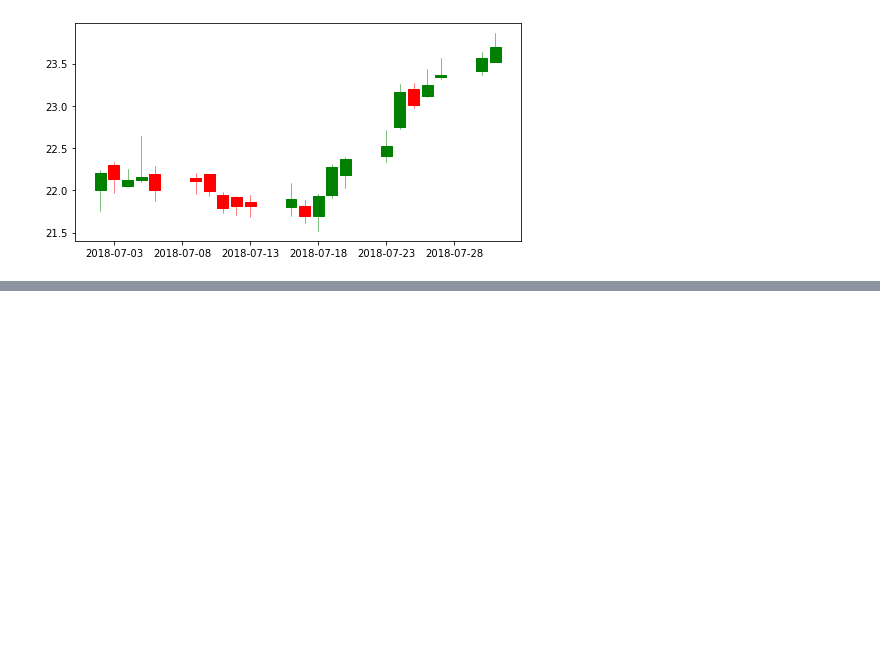
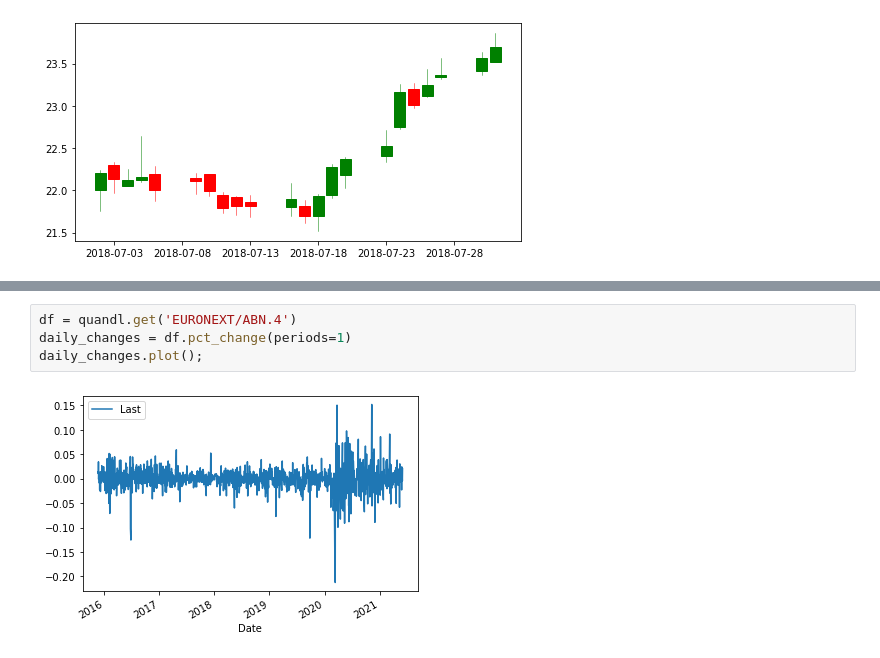
Before and after one commit to BR0B0T/Something, a Jupyter notebook: Financial_analytics.ipynb, the cells around one changed output, grey strips where cells are left out. Drawn from its saved outputs; the diff is of its cells as text; blank space fills up the shorter version.

```diff
--- a/Financial_analytics.ipynb
+++ b/Financial_analytics.ipynb
@@ -79,0 +90,6 @@ candlestick_ohlc(ax, df_ohlc.values, width=0.8, colorup='green', colordown='red'
+# %%
+df = quandl.get('EURONEXT/ABN.4')
+daily_changes = df.pct_change(periods=1)
+daily_changes.plot();
+# %% [output]
+[figure, added]
```
Also changed, not shown: parts of 18 cells of this notebook.
